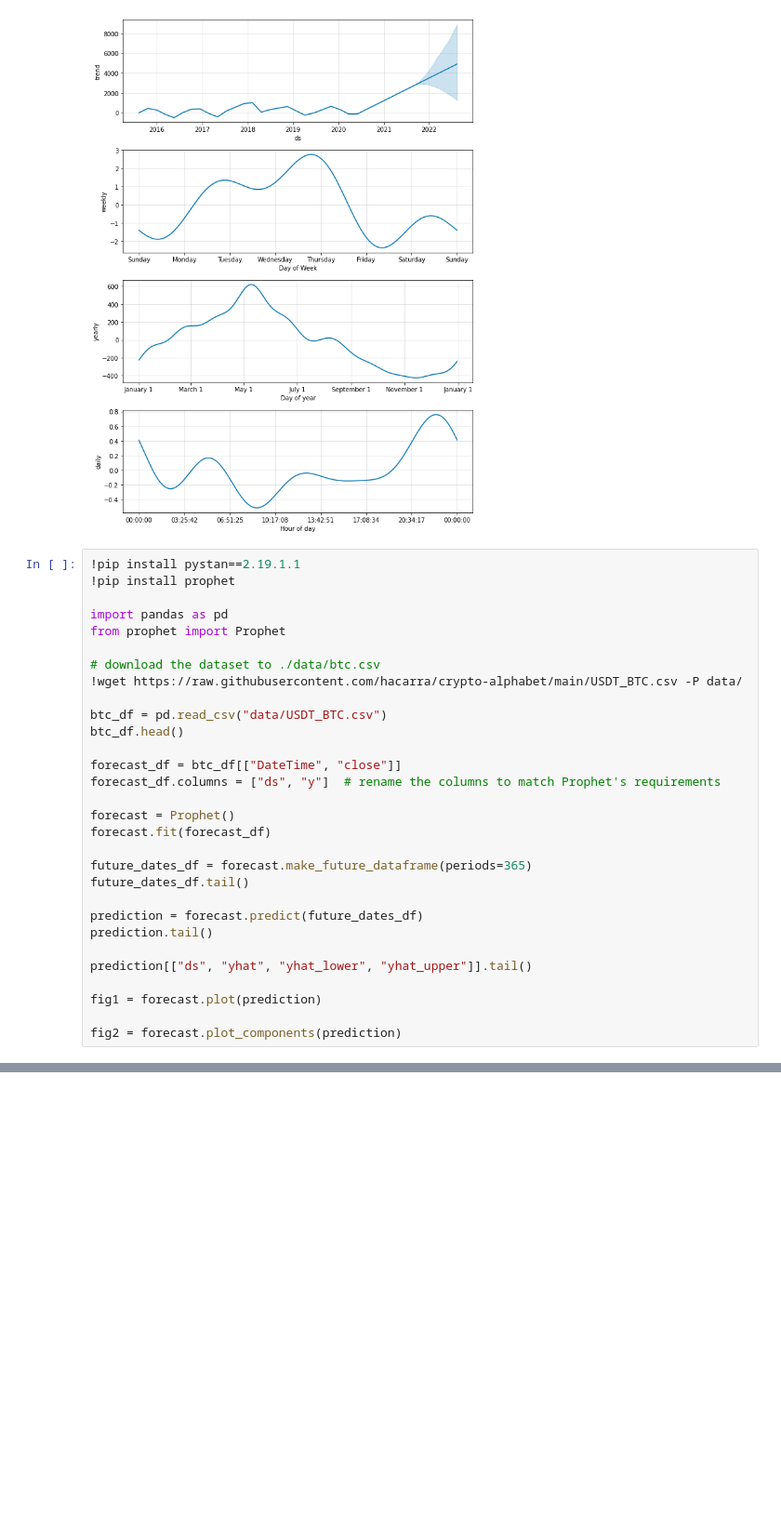
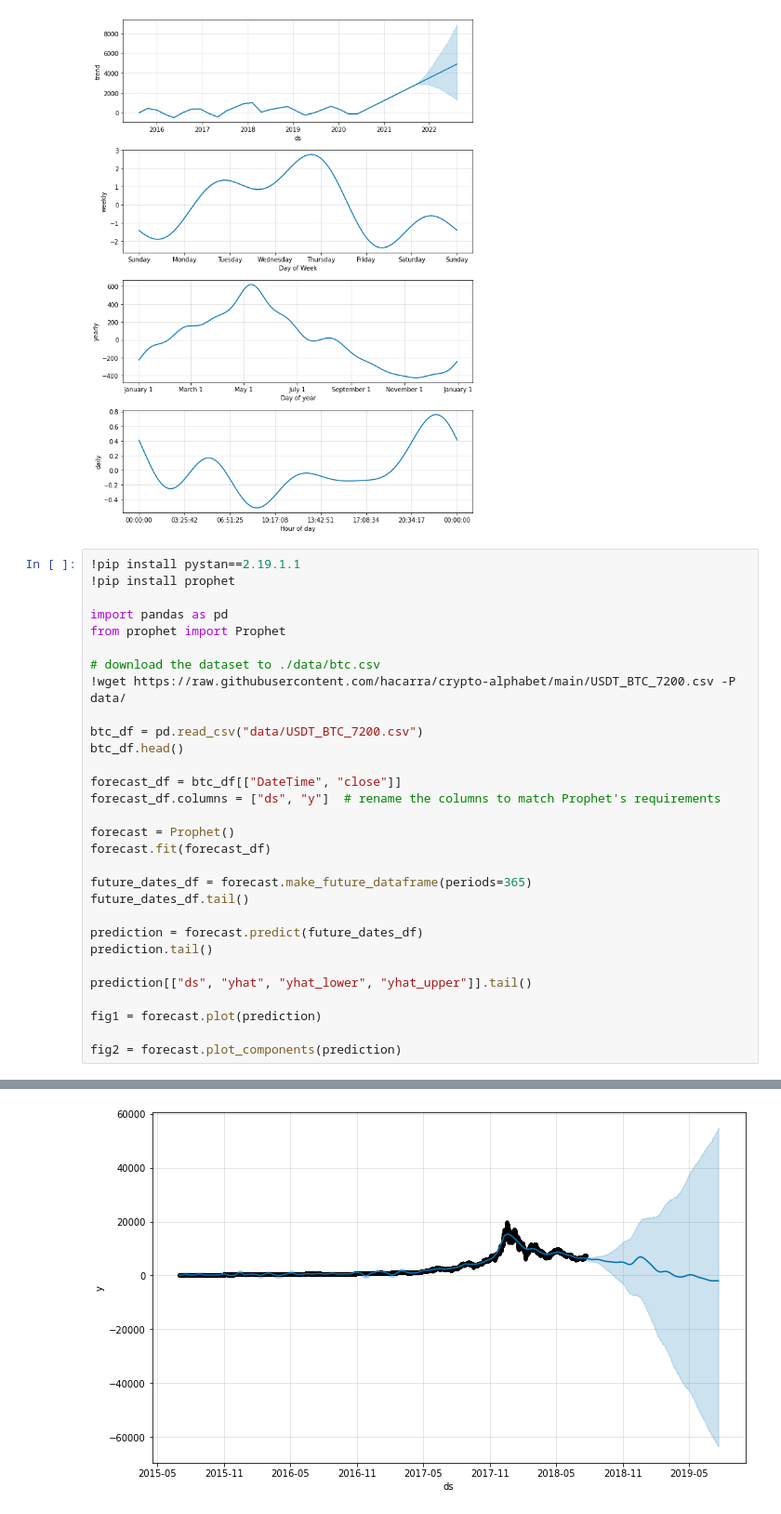
Before and after one commit to hacarra/crypto-alphabet, a Jupyter notebook: prophet.ipynb, the cells around one changed output, grey strips where cells are left out. Shown at 93% size. Saved outputs shown, nothing was run; the diff lists cells and outputs as text; blank space fills up the shorter version.

```diff
--- a/prophet.ipynb
+++ b/prophet.ipynb
@@ -59,9 +59,9 @@ import pandas as pd
 from prophet import Prophet
 
 # download the dataset to ./data/btc.csv
-!wget https://raw.githubusercontent.com/hacarra/crypto-alphabet/main/USDT_BTC.csv -P data/
+!wget https://raw.githubusercontent.com/hacarra/crypto-alphabet/main/USDT_BTC_7200.csv -P data/
 
-btc_df = pd.read_csv("data/USDT_BTC.csv")
+btc_df = pd.read_csv("data/USDT_BTC_7200.csv")
 btc_df.head()
 
 forecast_df = btc_df[["DateTime", "close"]]
@@ -81,3 +81,4 @@ prediction[["ds", "yhat", "yhat_lower", "yhat_upper"]].tail()
 fig1 = forecast.plot(prediction)
 
 fig2 = forecast.plot_components(prediction)
+# %% [output]
@@ -83,0 +102 @@ fig2 = forecast.plot_components(prediction)
+[figure, added]
```
Also changed, not shown: parts of 1 cell of this notebook.
